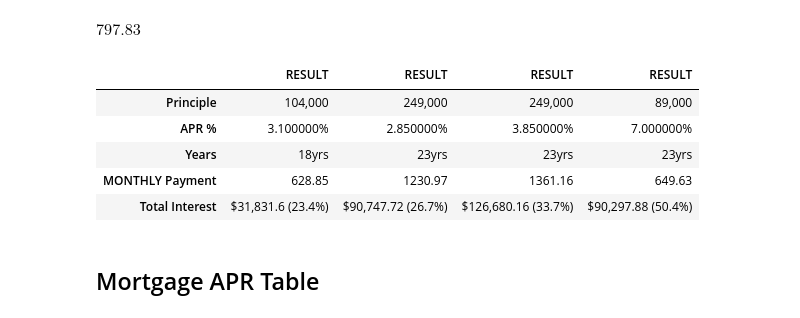
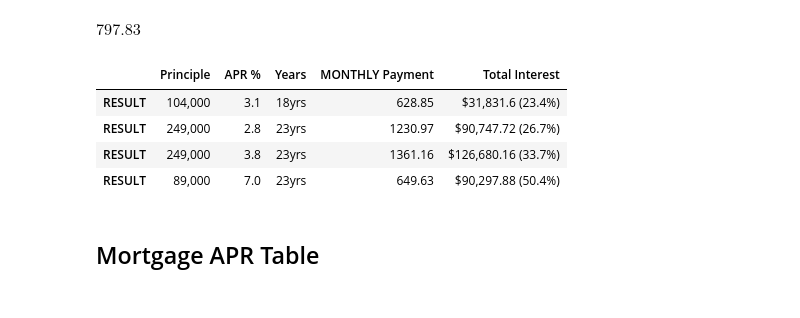
Before and after one commit to jsteinbecker/sars-cov-2, a Jupyter notebook: mortgage.ipynb, the cells around one changed output. Cells and saved outputs as stored; diff of their text form; code cells hidden in the pictures.

```diff
--- a/mortgage.ipynb
+++ b/mortgage.ipynb
@@ -99,19 +99,21 @@ def mortgagePayTable (P, apr, yrs):
 # %%
 table = pd.concat(
    (mortgagePayTable (104_000 , 0.031 , 18) ,
    mortgagePayTable  (249_000 , 0.0285 , 23) ,
    mortgagePayTable  (249_000 , apr=0.0385 , yrs=23),
    mortgagePayTable  (89_000 , apr= 0.07 , yrs= 23)) ,
    axis=1
 )
-table
+table.T.style.format({
+   "APR %":"{:.3}",
+   "MONTHLY Payment":"{:g}"
+})
 # %% [output]
-|  | RESULT | RESULT | RESULT | RESULT |
-| Principle | 104,000 | 249,000 | 249,000 | 89,000 |
-| APR % | 3.100000% | 2.850000% | 3.850000% | 7.000000% |
-| Years | 18yrs | 23yrs | 23yrs | 23yrs |
-| MONTHLY Payment | 628.85 | 1230.97 | 1361.16 | 649.63 |
-| Total Interest | $31,831.6 (23.4%) | $90,747.72 (26.7%) | $126,680.16 (33.7%) | $90,297.88 (50.4%) |
+|  | Principle | APR % | Years | MONTHLY Payment | Total Interest |
+| RESULT | 104,000 | 3.1 | 18yrs | 628.85 | $31,831.6 (23.4%) |
+| RESULT | 249,000 | 2.8 | 23yrs | 1230.97 | $90,747.72 (26.7%) |
+| RESULT | 249,000 | 3.8 | 23yrs | 1361.16 | $126,680.16 (33.7%) |
+| RESULT | 89,000 | 7.0 | 23yrs | 649.63 | $90,297.88 (50.4%) |
 # %% [markdown]
 ## Mortgage APR Table
 # %%
```
Also changed, not shown: parts of 2 cells of this notebook, 5 other files.
